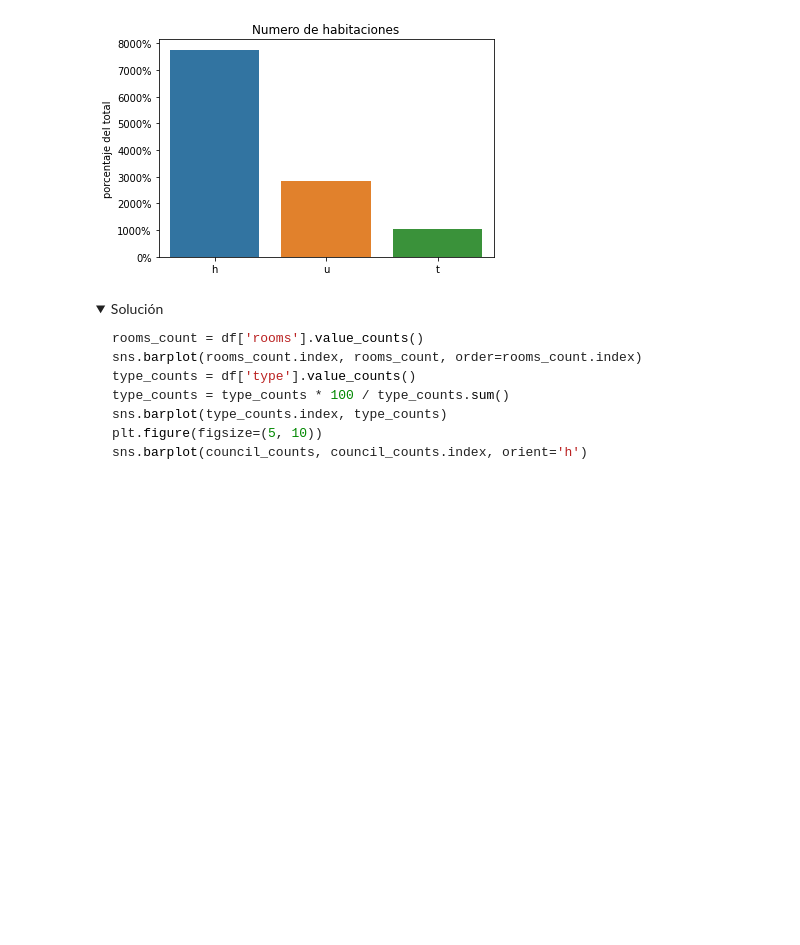
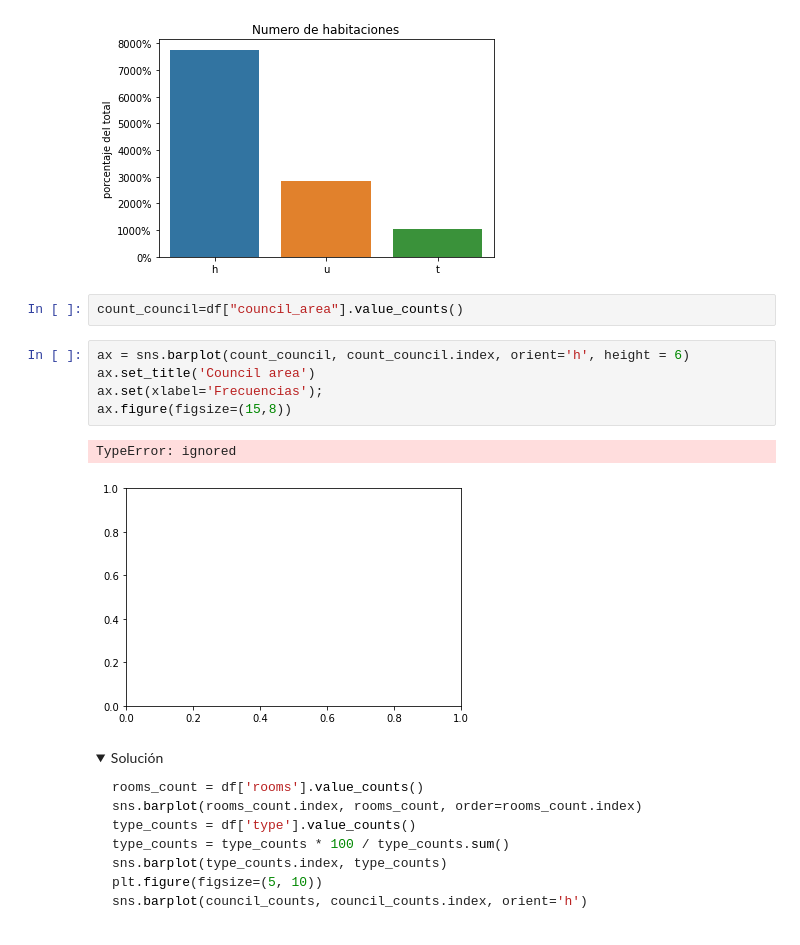
Before and after one commit to AngelicaDC/BEDUpython, a Jupyter notebook: Sesion-03/Reto-02graficas_de_barras.ipynb, the cells around one changed output. Saved outputs shown, nothing was run; the diff lists cells and outputs as text; folded sections open; blank space fills up the shorter version.

```diff
--- a/Sesion-03/Reto-02graficas_de_barras.ipynb
+++ b/Sesion-03/Reto-02graficas_de_barras.ipynb
@@ -77,6 +77,16 @@ ax.set(ylabel='porcentaje del total')
 ax.yaxis.set_major_formatter(mt.PercentFormatter());
 # %% [output]
 [figure]
+# %%
+count_council=df["council_area"].value_counts()
+# %%
+ax = sns.barplot(count_council, count_council.index, orient='h', height = 6)
+ax.set_title('Council area')
+ax.set(xlabel='Frecuencias');
+ax.figure(figsize=(15,8))
+# %% [output]
+TypeError: ignored
+[figure, added]
 # %% [markdown]
 <details><summary>Solución</summary>
 
```
